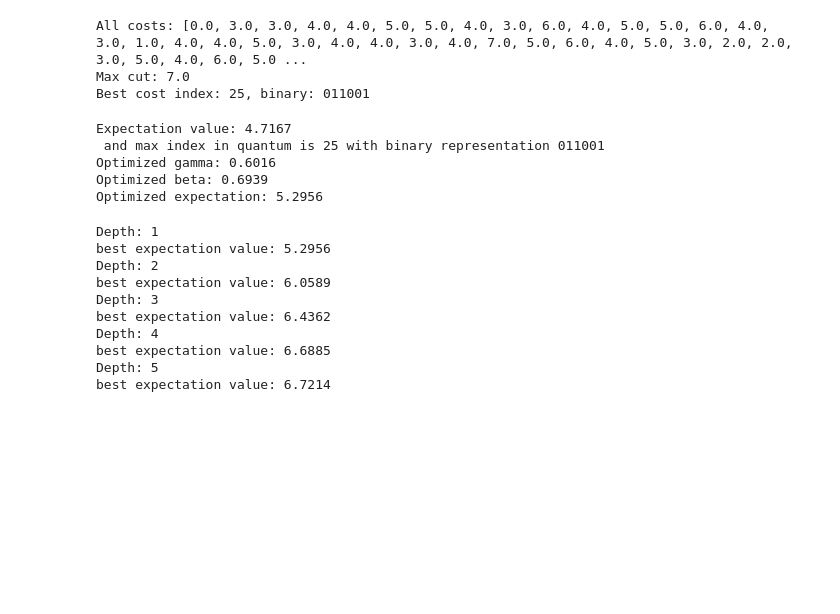
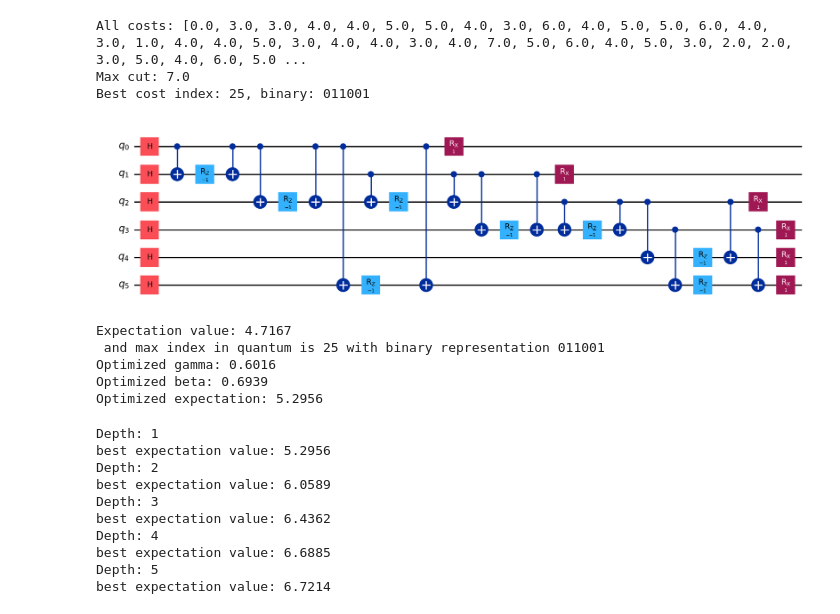
Before and after one commit to imelenwe/quantum-machine-learning, a Jupyter notebook: QAOA/max-cut/QAOA_MaxCut.ipynb, the cells around one changed output. Saved outputs shown, nothing was run; the diff lists cells and outputs as text; code cells hidden in the pictures; blank space fills up the shorter version.

```diff
--- a/QAOA/max-cut/QAOA_MaxCut.ipynb
+++ b/QAOA/max-cut/QAOA_MaxCut.ipynb
@@ -94,17 +94,19 @@ def get_expectation_for_optimization(params, edges, costs, n):
 # %%
 gamma = 1.0
 beta = 1.0
 qc = create_qaoa_circuit(len(verts), edges, [gamma], [beta])
+display(qc.draw(output="mpl", idle_wires=False, fold=30))
 expectation, max_prob_index = expectation_exact(qc, costs)
 
 print(f"Expectation value: {expectation:.4f} \n and max index in quantum is {max_prob_index} with binary representation {format(max_prob_index, f'0{len(verts)}b')}")
 
 result = minimize(get_expectation_for_optimization, x0=[1.0, 1.0], args=(edges, costs, len(verts)), method='Nelder-Mead')
 
 print(f"Optimized gamma: {result.x[0]:.4f}")
 print(f"Optimized beta: {result.x[1]:.4f}")
 print(f"Optimized expectation: {-result.fun:.4f}")
 # %% [output]
+[figure, added]
 Expectation value: 4.7167
  and max index in quantum is 25 with binary representation 011001
 Optimized gamma: 0.6016
```
Also changed, not shown: parts of 4 cells of this notebook.
